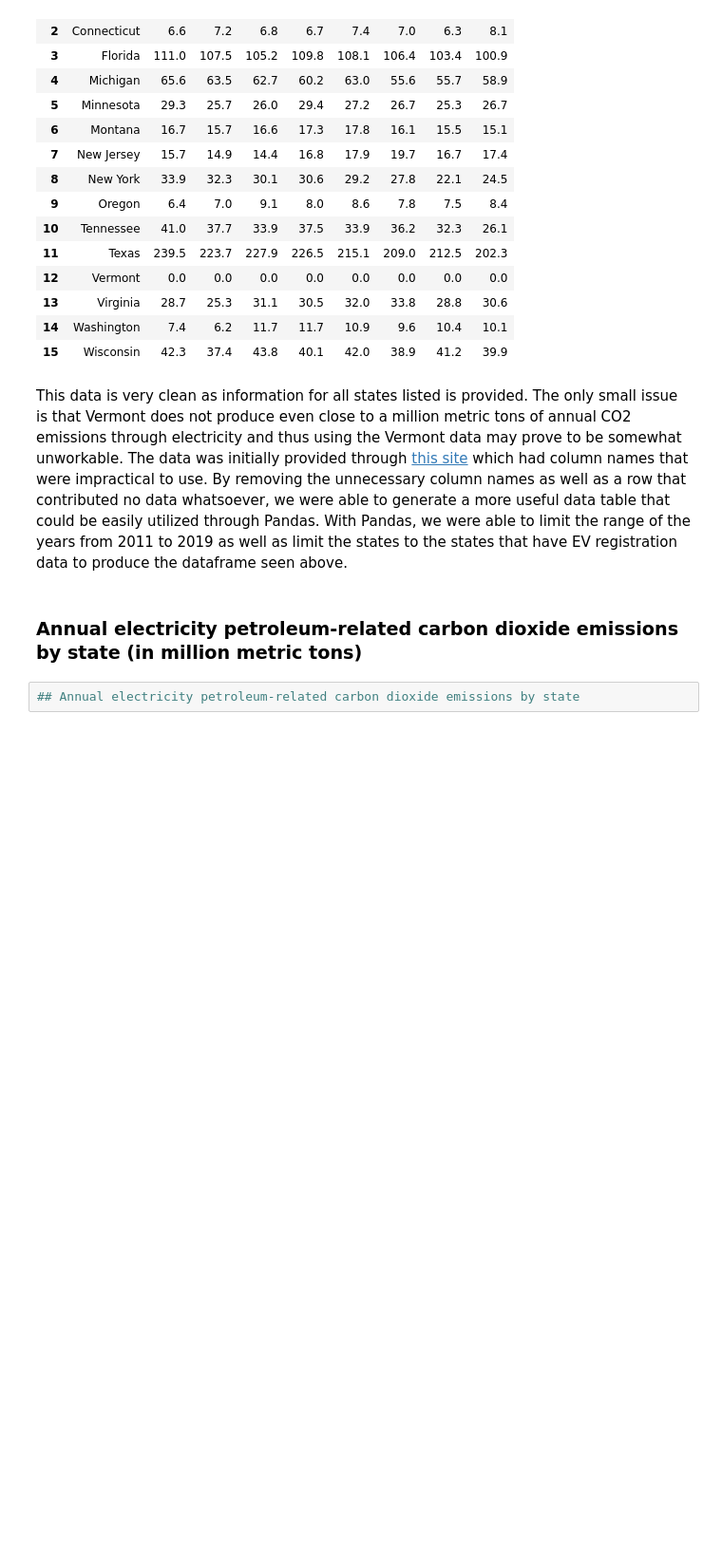
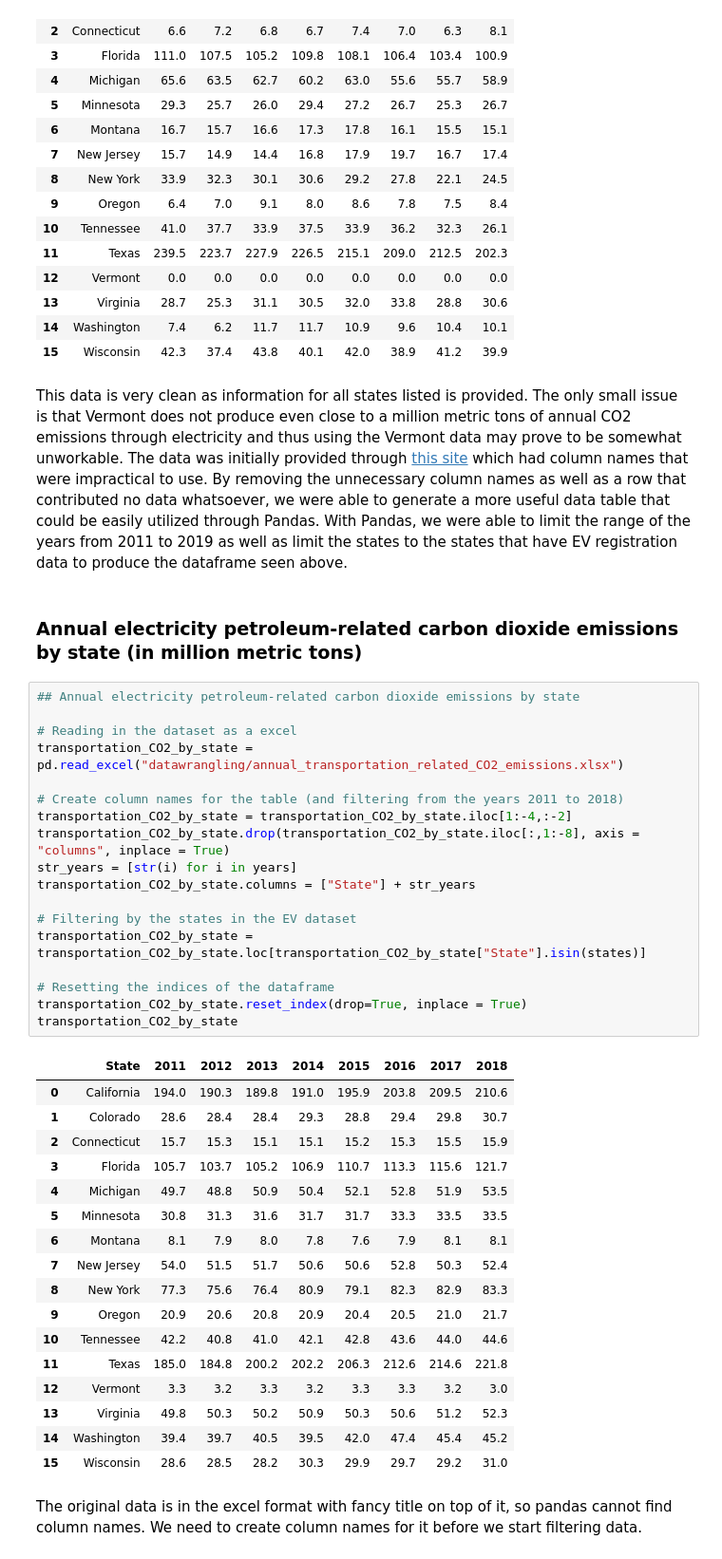
Before and after one commit to michaelgranado/EV-Count-and-CO2-Emissions-Project, a Jupyter notebook: DataCheckpointGroup039-Wi22.ipynb, the cells around one changed output. Shown: that part at 95% size. Drawn from its saved outputs; the diff is of its cells as text; blank space fills up the shorter version.

Commit message:
Add data cleaning for annual EV numner and annual transportation-related CO2 emissions

```diff
--- a/DataCheckpointGroup039-Wi22.ipynb
+++ b/DataCheckpointGroup039-Wi22.ipynb
@@ -110,5 +198,41 @@ electric_energy_CO2_by_state
 This data is very clean as information for all states listed is provided. The only small issue is that Vermont does not produce even close to a million metric tons of annual CO2 emissions through electricity and thus using the Vermont data may prove to be somewhat unworkable. The data was initially provided through [this site](https://www.eia.gov/environment/emissions/state/excel/electricity.xlsx) which had column names that were impractical to use. By removing the unnecessary column names as well as a row that contributed no data whatsoever, we were able to generate a more useful data table that could be easily utilized through Pandas. With Pandas, we were able to limit the range of the years from 2011 to 2019 as well as limit the states to the states that have EV registration data to produce the dataframe seen above.
 # %% [markdown]
 ### Annual electricity petroleum-related carbon dioxide emissions by state (in million metric tons)
-# %%
-## Annual electricity petroleum-related carbon dioxide emissions by state
+# %%
+## Annual electricity petroleum-related carbon dioxide emissions by state
+
+# Reading in the dataset as a excel
+transportation_CO2_by_state = pd.read_excel("datawrangling/annual_transportation_related_CO2_emissions.xlsx")
+
+# Create column names for the table (and filtering from the years 2011 to 2018)
+transportation_CO2_by_state = transportation_CO2_by_state.iloc[1:-4,:-2]
+transportation_CO2_by_state.drop(transportation_CO2_by_state.iloc[:,1:-8], axis = "columns", inplace = True)
+str_years = [str(i) for i in years]
+transportation_CO2_by_state.columns = ["State"] + str_years
+
+# Filtering by the states in the EV dataset
+transportation_CO2_by_state = transportation_CO2_by_state.loc[transportation_CO2_by_state["State"].isin(states)]
+
+# Resetting the indices of the dataframe
+transportation_CO2_by_state.reset_index(drop=True, inplace = True)
+transportation_CO2_by_state
+# %% [output]
+|  | State | 2011 | 2012 | 2013 | 2014 | 2015 | 2016 | 2017 | 2018 |
+| 0 | California | 194.0 | 190.3 | 189.8 | 191.0 | 195.9 | 203.8 | 209.5 | 210.6 |
+| 1 | Colorado | 28.6 | 28.4 | 28.4 | 29.3 | 28.8 | 29.4 | 29.8 | 30.7 |
+| 2 | Connecticut | 15.7 | 15.3 | 15.1 | 15.1 | 15.2 | 15.3 | 15.5 | 15.9 |
+| 3 | Florida | 105.7 | 103.7 | 105.2 | 106.9 | 110.7 | 113.3 | 115.6 | 121.7 |
+| 4 | Michigan | 49.7 | 48.8 | 50.9 | 50.4 | 52.1 | 52.8 | 51.9 | 53.5 |
+| 5 | Minnesota | 30.8 | 31.3 | 31.6 | 31.7 | 31.7 | 33.3 | 33.5 | 33.5 |
+| 6 | Montana | 8.1 | 7.9 | 8.0 | 7.8 | 7.6 | 7.9 | 8.1 | 8.1 |
+| 7 | New Jersey | 54.0 | 51.5 | 51.7 | 50.6 | 50.6 | 52.8 | 50.3 | 52.4 |
+| 8 | New York | 77.3 | 75.6 | 76.4 | 80.9 | 79.1 | 82.3 | 82.9 | 83.3 |
+| 9 | Oregon | 20.9 | 20.6 | 20.8 | 20.9 | 20.4 | 20.5 | 21.0 | 21.7 |
+| 10 | Tennessee | 42.2 | 40.8 | 41.0 | 42.1 | 42.8 | 43.6 | 44.0 | 44.6 |
+| 11 | Texas | 185.0 | 184.8 | 200.2 | 202.2 | 206.3 | 212.6 | 214.6 | 221.8 |
+| 12 | Vermont | 3.3 | 3.2 | 3.3 | 3.2 | 3.3 | 3.3 | 3.2 | 3.0 |
+| 13 | Virginia | 49.8 | 50.3 | 50.2 | 50.9 | 50.3 | 50.6 | 51.2 | 52.3 |
+| 14 | Washington | 39.4 | 39.7 | 40.5 | 39.5 | 42.0 | 47.4 | 45.4 | 45.2 |
+| 15 | Wisconsin | 28.6 | 28.5 | 28.2 | 30.3 | 29.9 | 29.7 | 29.2 | 31.0 |
+# %% [markdown]
+The original data is in the excel format with fancy title on top of it, so pandas cannot find column names. We need to create column names for it before we start filtering data.
```
Also changed, not shown: parts of 3 cells of this notebook.
